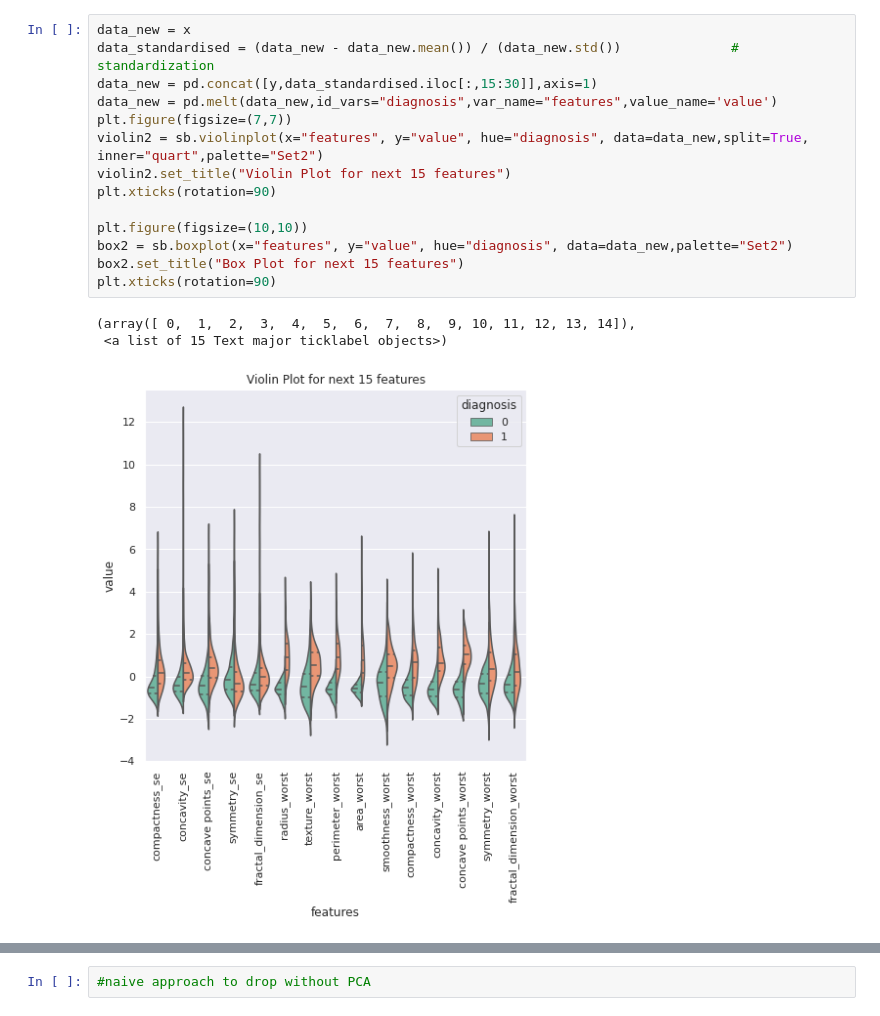
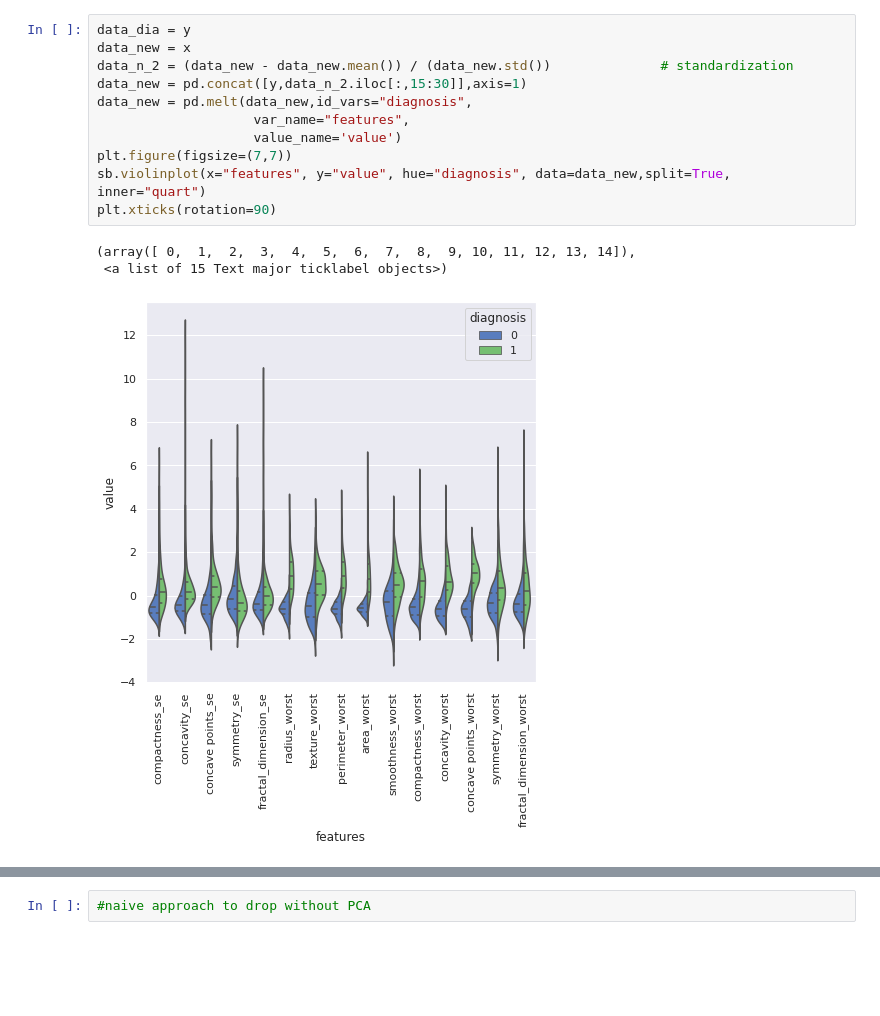
Before and after one commit to tanejaaryan/CSE343-MLProject, a Jupyter notebook: MLPca.ipynb, the cells around one changed output, grey strips where cells are left out. Drawn from its saved outputs; the diff is of its cells as text; blank space fills up the shorter version.

```diff
--- a/MLPca.ipynb
+++ b/MLPca.ipynb
@@ -46,18 +51,15 @@ plt.show()
 # %%
+data_dia = y
 data_new = x
-data_standardised = (data_new - data_new.mean()) / (data_new.std())              # standardization
-data_new = pd.concat([y,data_standardised.iloc[:,15:30]],axis=1)
-data_new = pd.melt(data_new,id_vars="diagnosis",var_name="features",value_name='value')
+data_n_2 = (data_new - data_new.mean()) / (data_new.std())              # standardization
+data_new = pd.concat([y,data_n_2.iloc[:,15:30]],axis=1)
+data_new = pd.melt(data_new,id_vars="diagnosis",
+                    var_name="features",
+                    value_name='value')
 plt.figure(figsize=(7,7))
-violin2 = sb.violinplot(x="features", y="value", hue="diagnosis", data=data_new,split=True, inner="quart",palette="Set2")
-violin2.set_title("Violin Plot for next 15 features")
+sb.violinplot(x="features", y="value", hue="diagnosis", data=data_new,split=True, inner="quart")
 plt.xticks(rotation=90)
-
-plt.figure(figsize=(10,10))
-box2 = sb.boxplot(x="features", y="value", hue="diagnosis", data=data_new,palette="Set2")
-box2.set_title("Box Plot for next 15 features")
-plt.xticks(rotation=90)
 # %% [output]
 (array([ 0,  1,  2,  3,  4,  5,  6,  7,  8,  9, 10, 11, 12, 13, 14]),
  <a list of 15 Text major ticklabel objects>)
-[figure, old version]
+[figure, new version]
```
Also changed, not shown: parts of 22 cells of this notebook.
